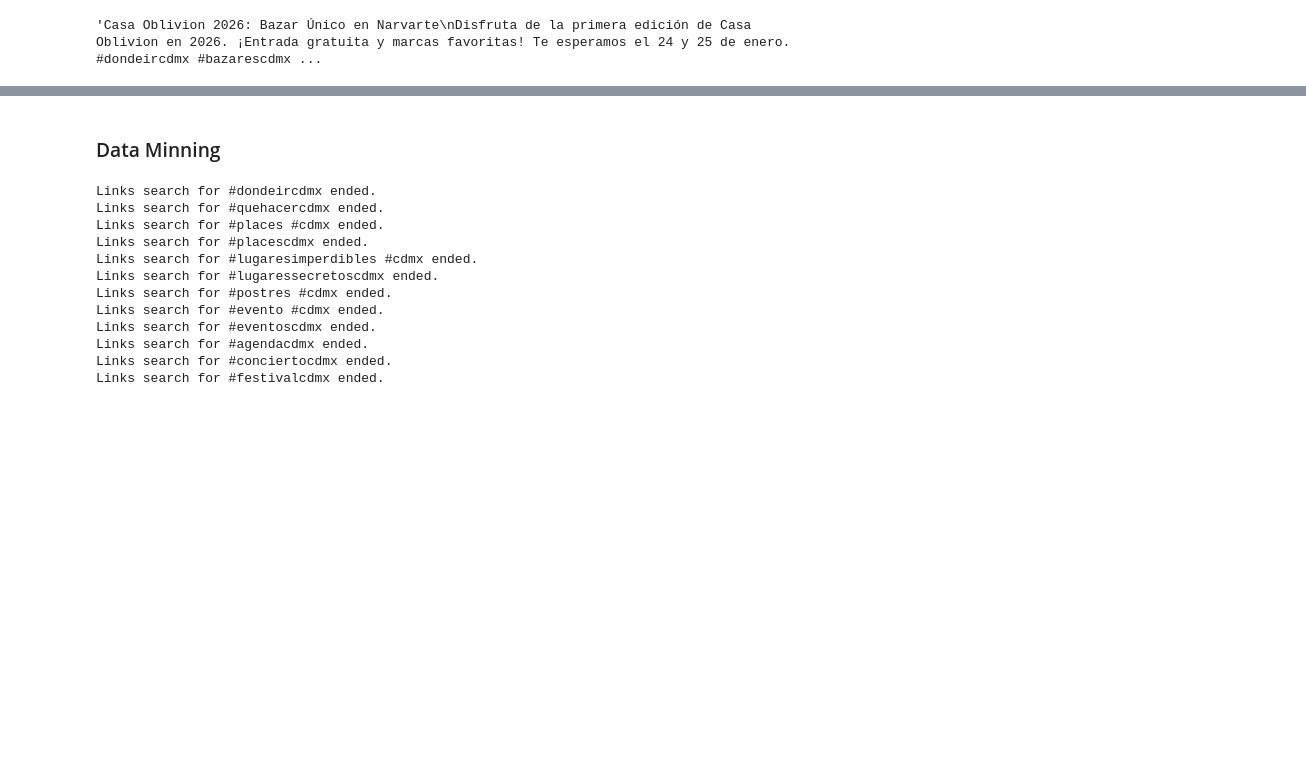
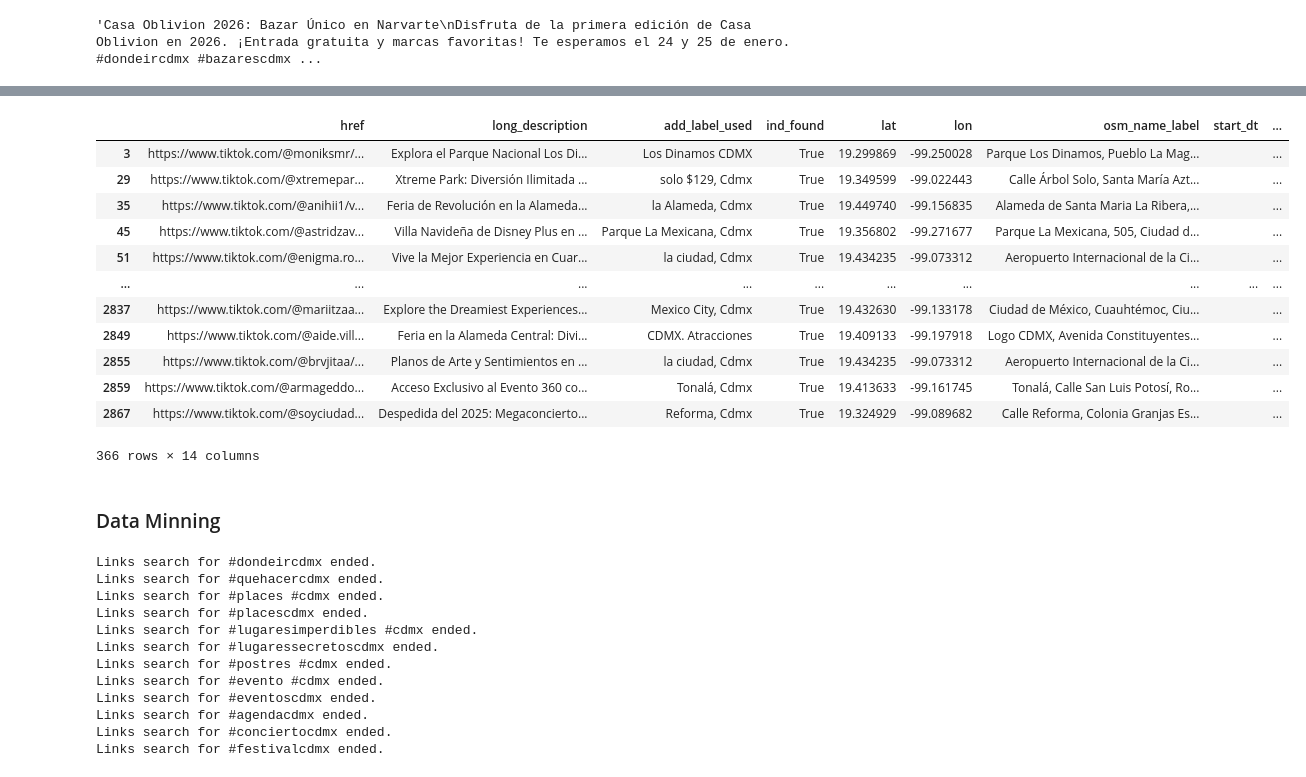
Before and after one commit to edgar-daniel-codes/where_2_go, a Jupyter notebook: draft.ipynb, the cells around one changed output, grey strips where cells are left out. Drawn from its saved outputs; the diff is of its cells as text; code cells hidden in the pictures; blank space fills up the shorter version.

```diff
--- a/draft.ipynb
+++ b/draft.ipynb
@@ -280,0 +483,20 @@ georef_df = pd.DataFrame(
+# %%
+# Gold data
+
+(
+    gdf.query(""" ind_found == True and osm_name_label != 'Ciudad de México, México' """)#.to_csv(RAW_DATA + "", index = False)
+)
+# %% [output]
+|  | href | long_description | add_label_used | ind_found | lat | lon | osm_name_label | start_dt | ... |
+| 3 | https://www.tiktok.com/@moniksmr/... | Explora el Parque Nacional Los Di... | Los Dinamos CDMX | True | 19.299869 | -99.250028 | Parque Los Dinamos, Pueblo La Mag... |  | ... |
+| 29 | https://www.tiktok.com/@xtremepar... | Xtreme Park: Diversión Ilimitada ... | solo $129, Cdmx | True | 19.349599 | -99.022443 | Calle Árbol Solo, Santa María Azt... |  | ... |
+| 35 | https://www.tiktok.com/@anihii1/v... | Feria de Revolución en la Alameda... | la Alameda, Cdmx | True | 19.449740 | -99.156835 | Alameda de Santa Maria La Ribera,... |  | ... |
+| 45 | https://www.tiktok.com/@astridzav... | Villa Navideña de Disney Plus en ... | Parque La Mexicana, Cdmx | True | 19.356802 | -99.271677 | Parque La Mexicana, 505, Ciudad d... |  | ... |
+| 51 | https://www.tiktok.com/@enigma.ro... | Vive la Mejor Experiencia en Cuar... | la ciudad, Cdmx | True | 19.434235 | -99.073312 | Aeropuerto Internacional de la Ci... |  | ... |
+| ... | ... | ... | ... | ... | ... | ... | ... | ... | ... |
+| 2837 | https://www.tiktok.com/@mariitzaa... | Explore the Dreamiest Experiences... | Mexico City, Cdmx | True | 19.432630 | -99.133178 | Ciudad de México, Cuauhtémoc, Ciu... |  | ... |
+| 2849 | https://www.tiktok.com/@aide.vill... | Feria en la Alameda Central: Divi... | CDMX. Atracciones | True | 19.409133 | -99.197918 | Logo CDMX, Avenida Constituyentes... |  | ... |
+| 2855 | https://www.tiktok.com/@brvjitaa/... | Planos de Arte y Sentimientos en ... | la ciudad, Cdmx | True | 19.434235 | -99.073312 | Aeropuerto Internacional de la Ci... |  | ... |
+| 2859 | https://www.tiktok.com/@armageddo... | Acceso Exclusivo al Evento 360 co... | Tonalá, Cdmx | True | 19.413633 | -99.161745 | Tonalá, Calle San Luis Potosí, Ro... |  | ... |
+| 2867 | https://www.tiktok.com/@soyciudad... | Despedida del 2025: Megaconcierto... | Reforma, Cdmx | True | 19.324929 | -99.089682 | Calle Reforma, Colonia Granjas Es... |  | ... |
+366 rows × 14 columns
```
Also changed, not shown: parts of 35 cells of this notebook, 7 other files.
